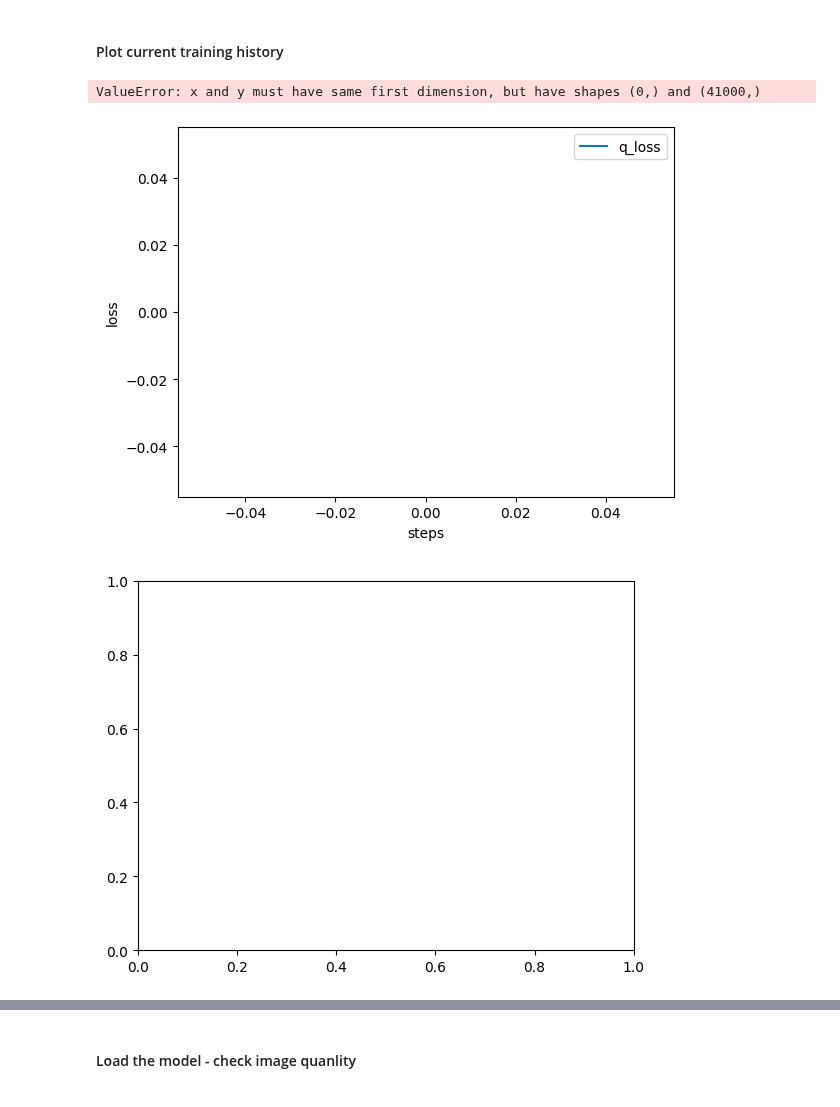
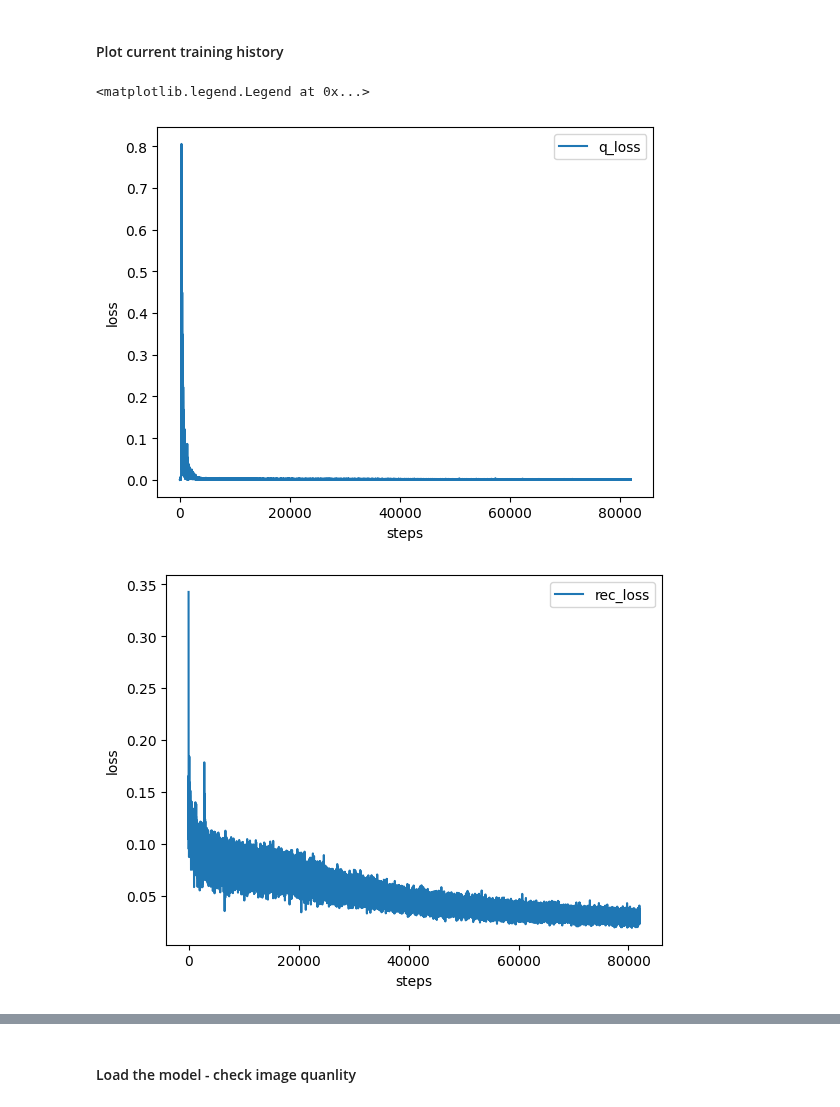
Before and after one commit to ZihanRen/poretransformer, a Jupyter notebook: lpu3dnet/train/checkpoints/quick_check.ipynb, the cells around one changed output, grey strips where cells are left out. Saved outputs shown, nothing was run; the diff lists cells and outputs as text; code cells hidden in the pictures.

```diff
--- a/lpu3dnet/train/checkpoints/quick_check.ipynb
+++ b/lpu3dnet/train/checkpoints/quick_check.ipynb
@@ -43,48 +43,46 @@ train_loss['rec_loss'][-10:]
 #### Plot current training history
 # %%
 # train_loss.keys()
-steps = len(train_loss['q_loss'])
-
 f=plt.figure()
-plt.plot(range(steps), train_loss['q_loss'], label='q_loss')
+plt.plot( range(len(train_loss['q_loss'])), train_loss['q_loss'], label='q_loss')
 plt.xlabel('steps')
 plt.ylabel('loss')
 plt.legend()
 
 f=plt.figure()
-plt.plot(range(steps), train_loss['rec_loss'], label='rec_loss')
+plt.plot( range(len(train_loss['rec_loss'])), train_loss['rec_loss'], label='rec_loss')
 plt.xlabel('steps')
 plt.ylabel('loss')
 plt.legend()
 
 # f=plt.figure()
 # plt.plot(range(steps), train_loss['g_loss'], label='g_loss')
 # plt.xlabel('steps')
 # plt.ylabel('loss')
 # plt.legend()
 
 # f=plt.figure()
 # plt.plot(range(steps), train_loss['d_loss'], label='d_loss')
 # plt.xlabel('steps')
 # plt.ylabel('loss')
 # plt.legend()
 
 f=plt.figure()
-plt.plot(range(steps), train_loss['total_loss'], label='total_loss')
+plt.plot(range(len(train_loss['total_loss'])), train_loss['total_loss'], label='total_loss')
 plt.xlabel('steps')
 plt.ylabel('loss')
 plt.legend()
 
 # f=plt.figure()
 # alpha = 0.8
 # plt.plot(range(steps), train_loss['total_loss'], label='total_loss',alpha=alpha)
 # plt.plot(range(steps), train_loss['g_loss'], label='g_loss',alpha=alpha)
 # plt.plot(range(steps), train_loss['rec_loss'], label='rec_loss',alpha=alpha)
 # plt.plot(range(steps), train_loss['vq_loss'], label='vq_loss',alpha=alpha)
 # plt.xlabel('steps')
 # plt.ylabel('loss')
 # plt.legend()
 # %% [output]
-ValueError: x and y must have same first dimension, but have shapes (0,) and (41000,)
+<matplotlib.legend.Legend at 0x...>
-[figure, old version]
+[figure, new version]
-[figure, old version]
+[figure, new version]
```
Also changed, not shown: parts of 6 cells of this notebook, 4 other files.
